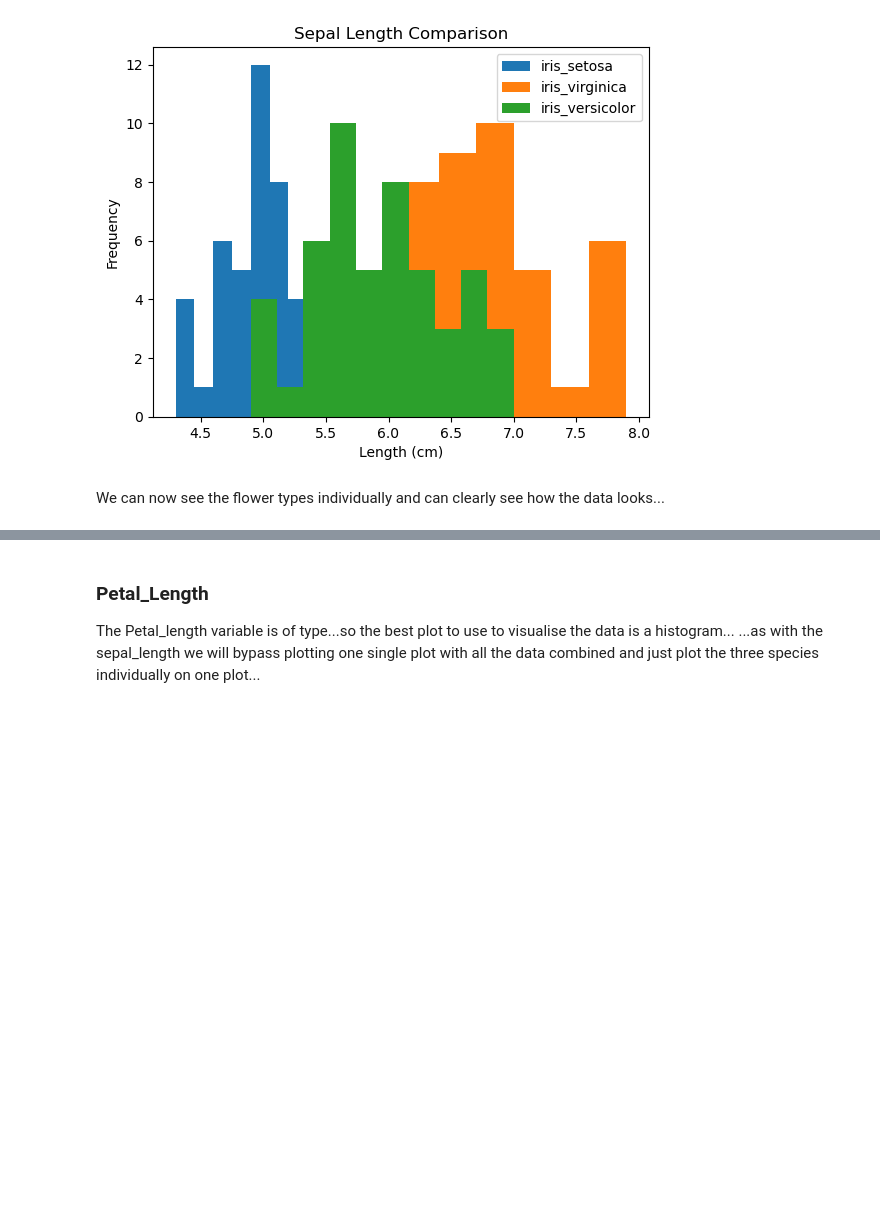
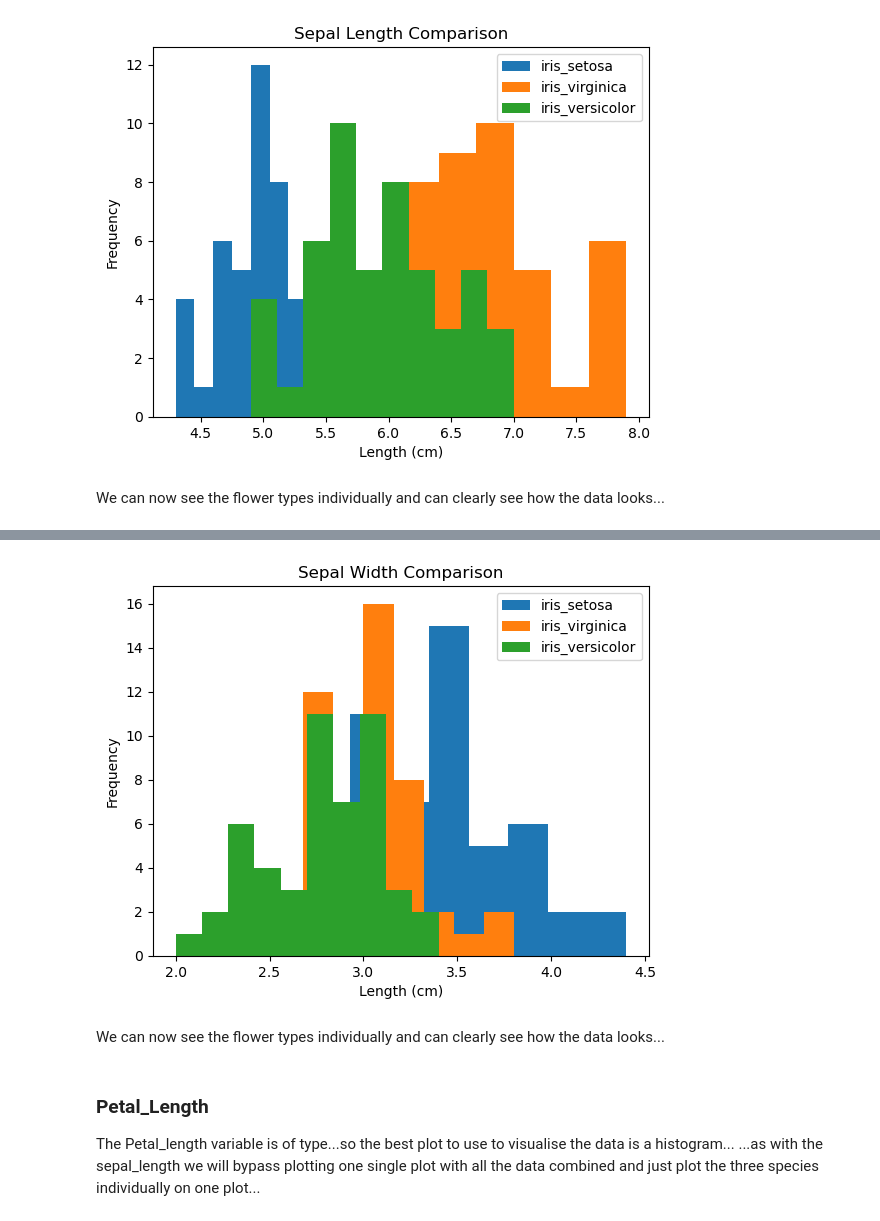
Before and after one commit to PeeBs68/fund_da, a Jupyter notebook: project.ipynb, the cells around one changed output, grey strips where cells are left out. Drawn from its saved outputs; the diff is of its cells as text; code cells hidden in the pictures; blank space fills up the shorter version.

```diff
--- a/project.ipynb
+++ b/project.ipynb
@@ -262,3 +266,27 @@ We can now see the flower types individually and can clearly see how the data lo
+# %%
+#Split out each flower type into seperate variables and print a histogram plot with 3 data elements
+iris_setosa=iris_csv.loc[iris_csv["Class"]=="Iris-setosa"]
+iris_virginica=iris_csv.loc[iris_csv["Class"]=="Iris-virginica"]
+iris_versicolor=iris_csv.loc[iris_csv["Class"]=="Iris-versicolor"]
+#plt.clf()
+#Sort the data
+iris_setosa.sort_values("Sepal_Width")
+iris_virginica.sort_values("Sepal_Width")
+iris_versicolor.sort_values("Sepal_Width")
+#Add title and labels
+plt.title("Sepal Width Comparison")
+plt.xlabel("Length (cm)")
+plt.ylabel("Frequency")
+#create the plots
+plt.hist(iris_setosa["Sepal_Width"],label='iris_setosa')
+plt.hist(iris_virginica["Sepal_Width"],label='iris_virginica')
+plt.hist(iris_versicolor["Sepal_Width"],label='iris_versicolor')
+plt.legend();
+#plt.savefig("Sepal_Length_Comparison_Histogram.png")
+# %% [output]
+[figure, added]
+# %% [markdown]
+We can now see the flower types individually and can clearly see how the data looks...
 # %% [markdown]
 ### Petal_Length
 The Petal_length variable is of type...so the best plot to use to visualise the data is a histogram...
```
Also changed, not shown: parts of 11 cells of this notebook.
